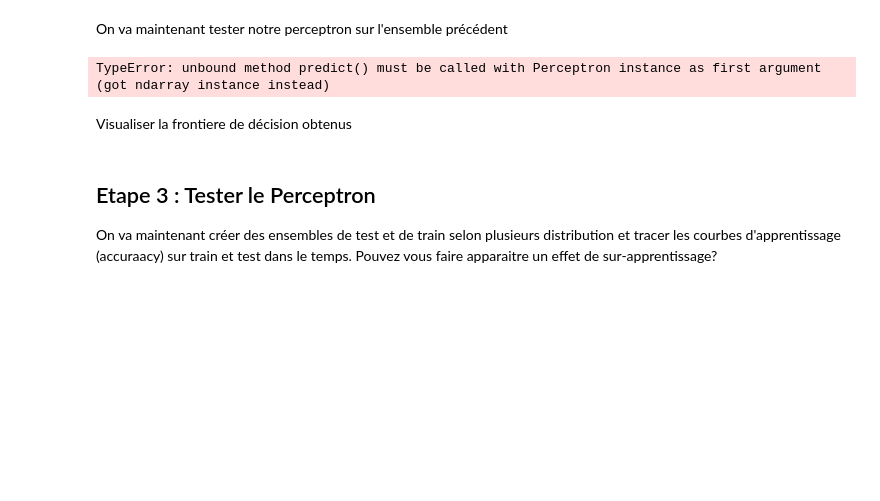
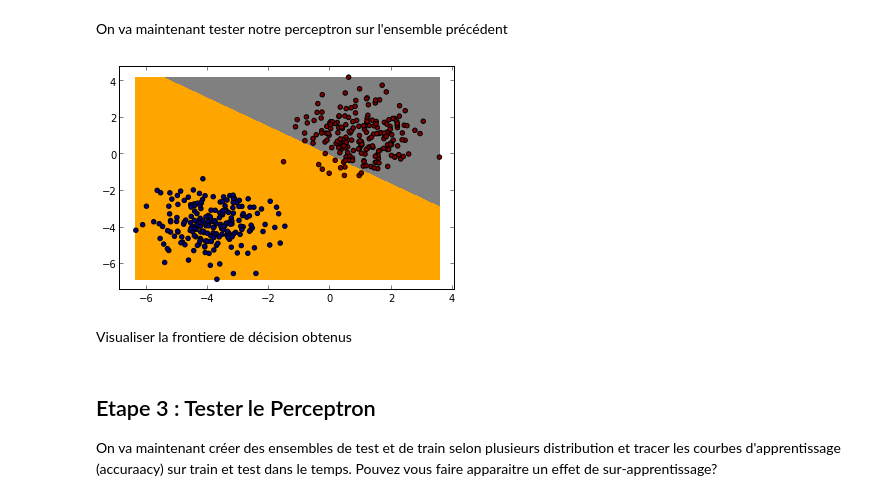
Before and after one commit to amine255/Data_Science_School, a Jupyter notebook: Machine Learning/TP2-Perceptron/TP_AS2-reponses.ipynb, the cells around one changed output. Cells and saved outputs as stored; diff of their text form; code cells hidden in the pictures; blank space fills up the shorter version.

```diff
--- a/Machine Learning/TP2-Perceptron/TP_AS2-reponses.ipynb
+++ b/Machine Learning/TP2-Perceptron/TP_AS2-reponses.ipynb
@@ -198,25 +215,26 @@ class Perceptron():
 # %% [markdown]
 On va maintenant tester notre perceptron sur l'ensemble précédent
 # %%
-trainset=createGaussianDataset(1,1,1,-1,-1,1,200)
-set = LabeledSet(trainset.getXs(),trainset.getYs(),trainset.getXs().shape,trainset.getYs().shape)
-
-plot2DSet(trainset)
-perceptron=Perceptron(0.01,500)
-
-theta, accuracy = perceptron.train(set)
-print theta
-
-prediction = perceptron.predict(set.x)
+trainset=createGaussianDataset(1,1,1,-4,-4,1,200)
+#set.x = np.hstack((np.ones((set.x.shape[0],1)),set.x))
 
 
-print prediction.shape
-print set.y.shape
+#plot2DSet(trainset)
+perceptron=Perceptron(0.1,500)
+theta  = perceptron.train(trainset)
 
-error = 0.5*sum(np.square(prediction - set.y))
-print error
+#perceptron.predict(set.x)
+
+plot_frontiere(trainset.x,perceptron.predict)
+plot2DSet(trainset)
+
+
+
+#accuracy =     sum(np.where(prediction == set.y,1,0))*100/label.shape
+#error = 0.5*sum(np.square(prediction - set.y))
+#print perceptron.predict(data[0,:])
 # %% [output]
-TypeError: unbound method predict() must be called with Perceptron instance as first argument (got ndarray instance instead)
+[figure, added]
 # %% [markdown]
 Visualiser la frontiere de décision obtenus
 # %%
```
Also changed, not shown: parts of 9 cells of this notebook.
